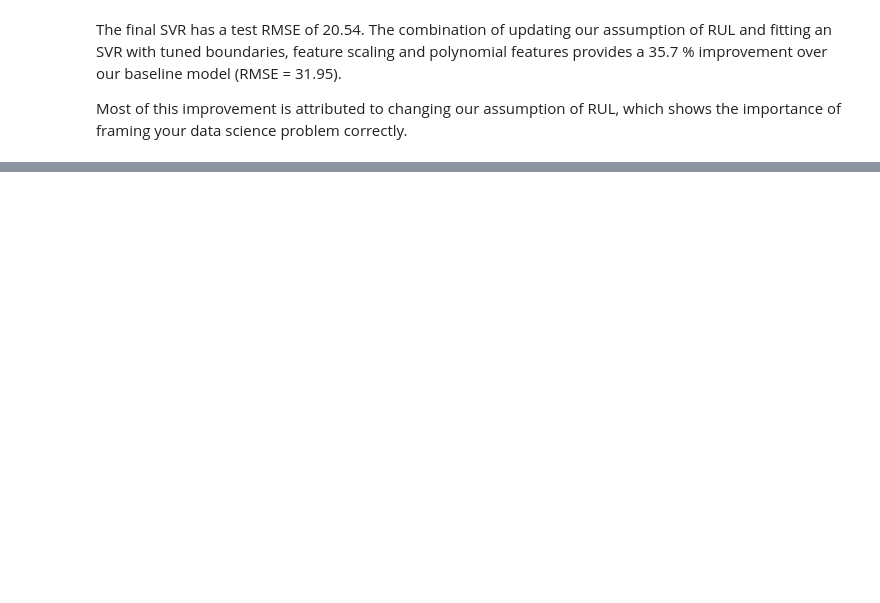
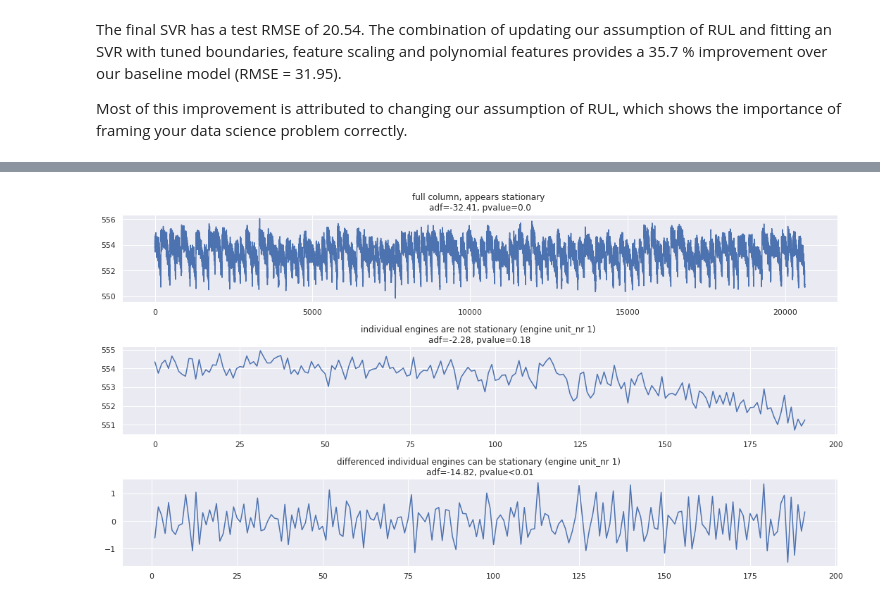
Before and after one commit to omkar-salunke/Physics_informed_neural_network, a Jupyter notebook: RUL_turbofan.ipynb, the cells around one changed output, grey strips where cells are left out. Cells and saved outputs as stored; diff of their text form; code cells hidden in the pictures; blank space fills up the shorter version.

```diff
--- a/RUL_turbofan.ipynb
+++ b/RUL_turbofan.ipynb
@@ -584,0 +660,19 @@ Most of this improvement is attributed to changing our assumption of RUL, which
+# %%
+def add_remaining_useful_life(df):
+    # Get the total number of cycles for each unit
+    grouped_by_unit = df.groupby(by="unit_nr")
+    max_cycle = grouped_by_unit["time_cycles"].max()
+
+    # Merge the max cycle back into the original frame
+    result_frame = df.merge(max_cycle.to_frame(name='max_cycle'), left_on='unit_nr', right_index=True)
+
+    # Calculate remaining useful life for each row
+    remaining_useful_life = result_frame["max_cycle"] - result_frame["time_cycles"]
+    result_frame["RUL"] = remaining_useful_life
+
+    # drop max_cycle as it's no longer needed
+    result_frame = result_frame.drop("max_cycle", axis=1)
+    return result_frame
+
+train = add_remaining_useful_life(train)
+train[index_names+['RUL']].head()
@@ -584,0 +877,27 @@ Most of this improvement is attributed to changing our assumption of RUL, which
+# %%
+# full column vs single unit
+plt.subplots(3,1, figsize=(15,8))
+
+plt.subplot(3,1,1)
+plt.plot(train[ 's_7'])
+plt.title('full column, appears stationary \n\
+adf=-32.41, pvalue=0.0')
+
+
+plt.subplot(3,1,2)
+plt.plot(train.loc[train['unit_nr']==1, 's_7'])
+plt.title('individual engines are not stationary (engine unit_nr 1) \n\
+adf=-2.28, pvalue=0.18')
+
+
+plt.subplot(3,1,3)
+plt.plot(train.loc[train['unit_nr']==1, 's_7'].diff(1).dropna())
+plt.title('differenced individual engines can be stationary (engine unit_nr 1) \n\
+adf=-14.82, pvalue<0.01')
+
+
+plt.tight_layout()
+plt.show()
+# plt.close()
+# %% [output]
+[figure, added]
```
Also changed, not shown: parts of 107 cells of this notebook.
